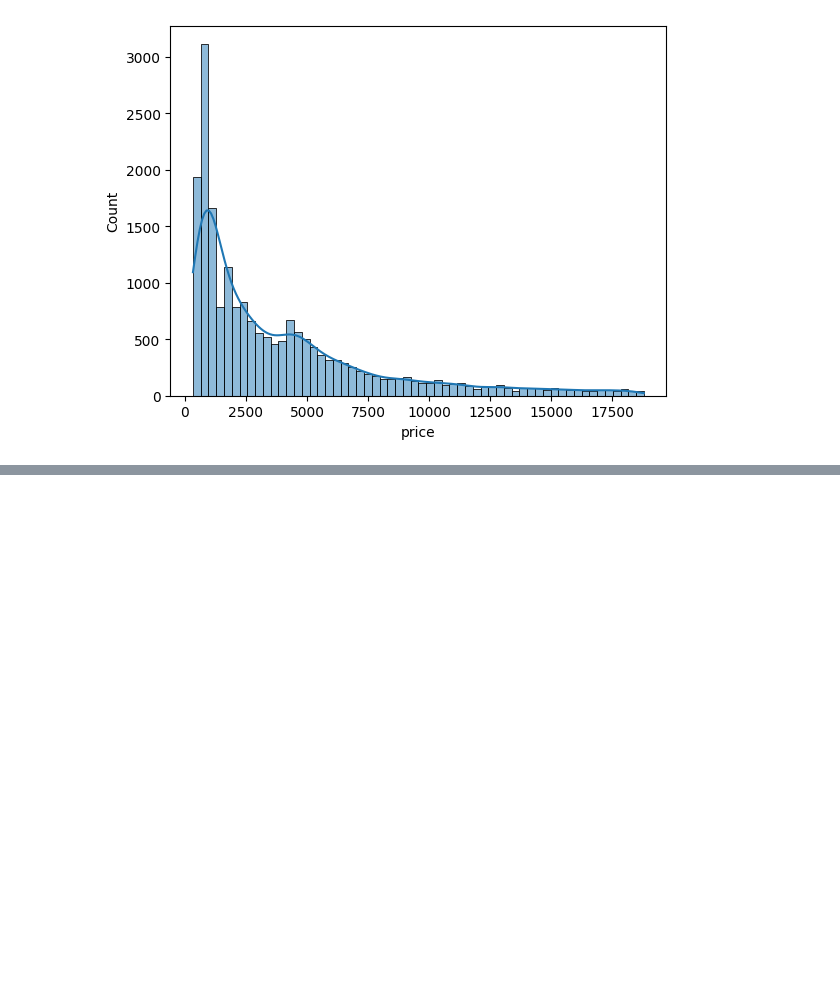
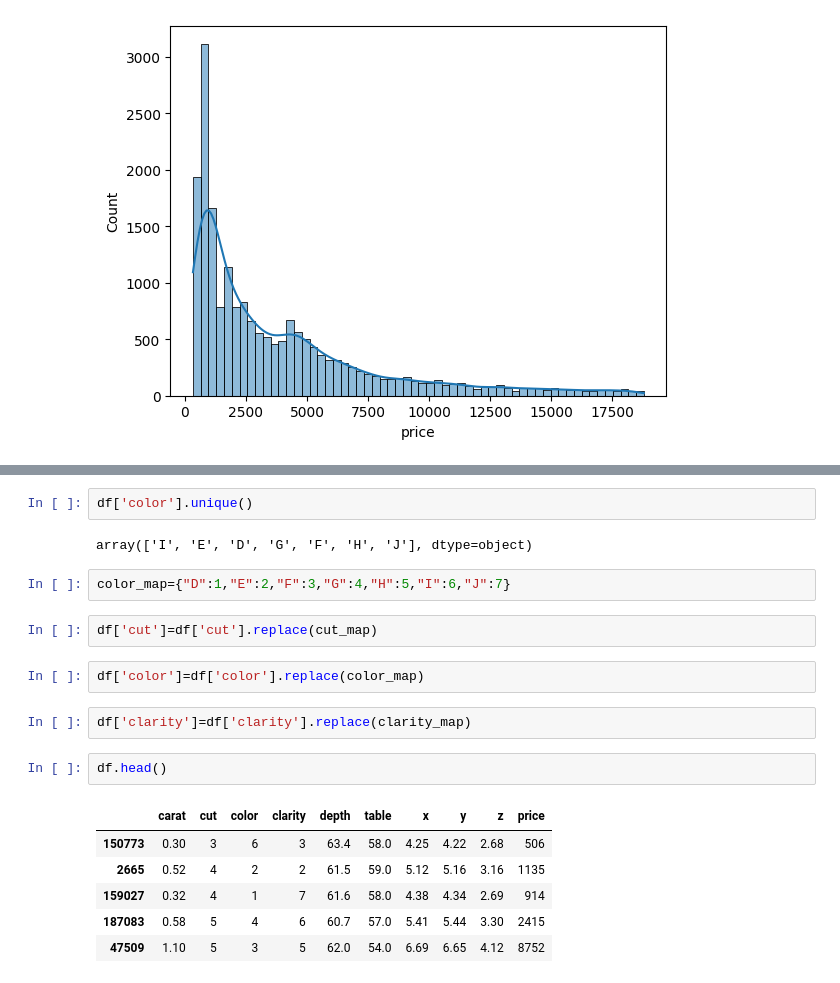
Before and after one commit to Properpython/Diamond-price-Prediction, a Jupyter notebook: notebooks/EDA.ipynb, the cells around one changed output, grey strips where cells are left out. Saved outputs shown, nothing was run; the diff lists cells and outputs as text; blank space fills up the shorter version.

```diff
--- a/notebooks/EDA.ipynb
+++ b/notebooks/EDA.ipynb
@@ -153,0 +184,21 @@ ValueError: could not convert string to float: 'Very Good'
+# %%
+df['color'].unique()
+# %% [output]
+array(['I', 'E', 'D', 'G', 'F', 'H', 'J'], dtype=object)
+# %%
+color_map={"D":1,"E":2,"F":3,"G":4,"H":5,"I":6,"J":7}
+# %%
+df['cut']=df['cut'].replace(cut_map)
+# %%
+df['color']=df['color'].replace(color_map)
+# %%
+df['clarity']=df['clarity'].replace(clarity_map)
+# %%
+df.head()
+# %% [output]
+|  | carat | cut | color | clarity | depth | table | x | y | z | price |
+| 150773 | 0.30 | 3 | 6 | 3 | 63.4 | 58.0 | 4.25 | 4.22 | 2.68 | 506 |
+| 2665 | 0.52 | 4 | 2 | 2 | 61.5 | 59.0 | 5.12 | 5.16 | 3.16 | 1135 |
+| 159027 | 0.32 | 4 | 1 | 7 | 61.6 | 58.0 | 4.38 | 4.34 | 2.69 | 914 |
+| 187083 | 0.58 | 5 | 4 | 6 | 60.7 | 57.0 | 5.41 | 5.44 | 3.30 | 2415 |
+| 47509 | 1.10 | 5 | 3 | 5 | 62.0 | 54.0 | 6.69 | 6.65 | 4.12 | 8752 |
```
Also changed, not shown: parts of 10 cells of this notebook.
